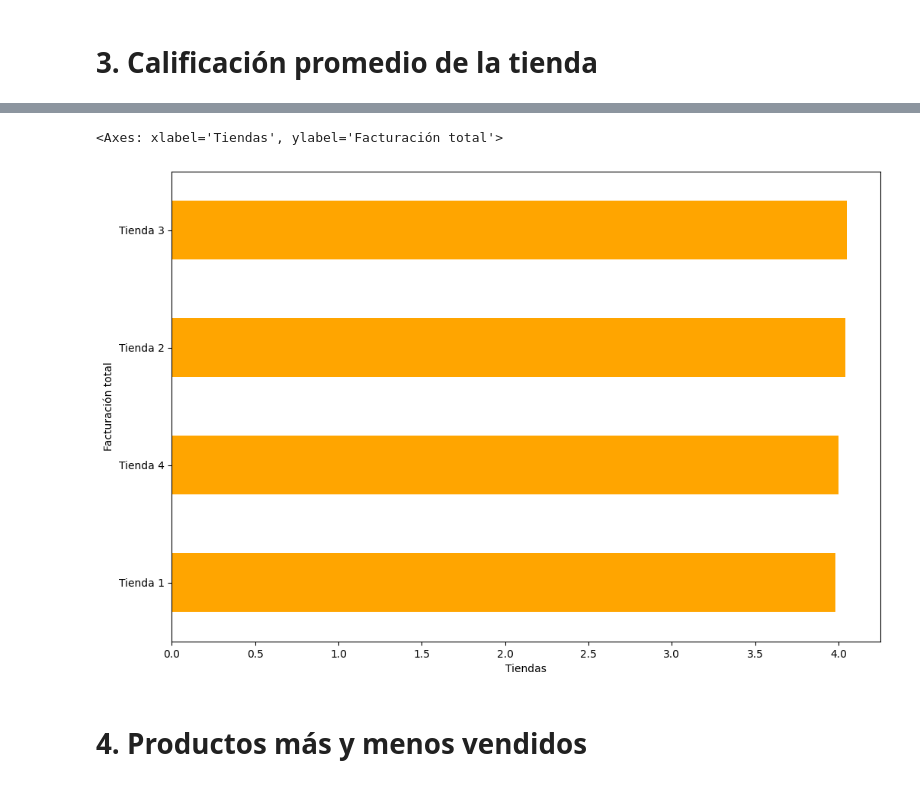
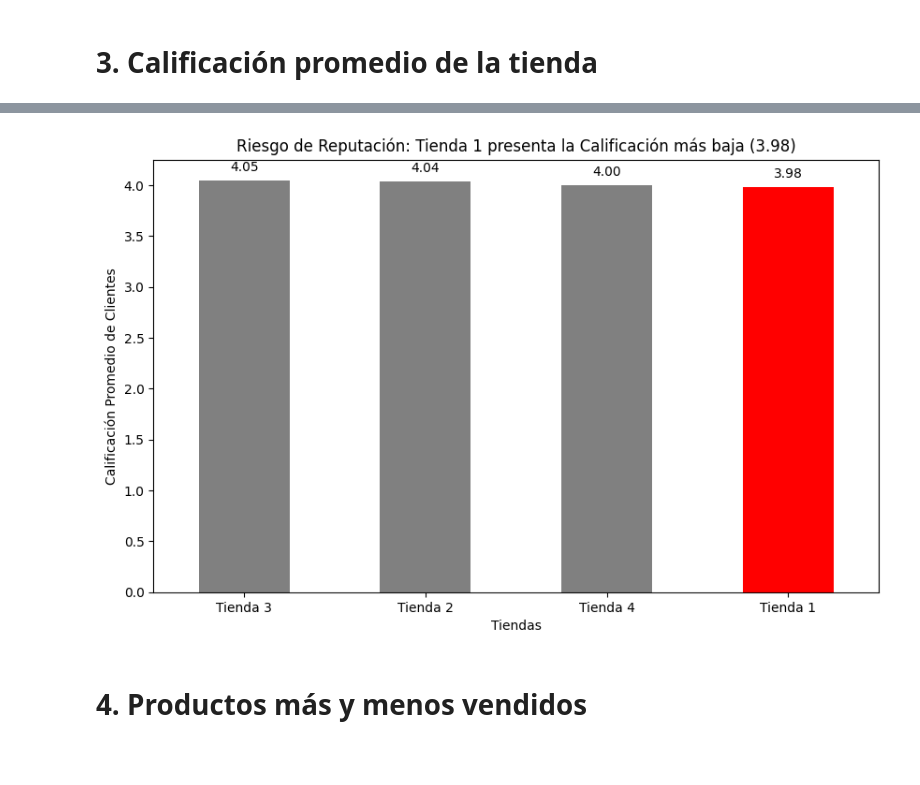
Before and after one commit to DevEnriquegd/ca-alura-store, a Jupyter notebook: AluraStore_JEGD.ipynb, the cells around one changed output, grey strips where cells are left out. Cells and saved outputs as stored; diff of their text form; code cells hidden in the pictures; blank space fills up the shorter version.

```diff
--- a/AluraStore_JEGD.ipynb
+++ b/AluraStore_JEGD.ipynb
@@ -115,16 +101,35 @@ np.float64(4.0)
-# %%
-calificacion_por_tienda = pd.Series({
-    'Tienda 1': calificacion_tienda1,
-    'Tienda 2': calificacion_tienda2,
-    'Tienda 3': calificacion_tienda3,
-    'Tienda 4': calificacion_tienda4
-})
-
-calificacion_por_tienda = calificacion_por_tienda.sort_values(ascending=True)
-
-calificacion_por_tienda.plot(kind='barh', figsize=(12,8), color='orange', xlabel='Tiendas', ylabel='Facturación total')
-# %% [output]
-<Axes: xlabel='Tiendas', ylabel='Facturación total'>
-[figure, removed]
+# %%
+calificacion_promedio_por_tienda = df_consolidado.groupby('ID_Tienda')['Calificación'].mean().round(2)
+
+calificacion_promedio_por_tienda = calificacion_promedio_por_tienda.sort_values(ascending=False)
+
+peor_tienda_calificacion = calificacion_promedio_por_tienda.iloc[-1]
+nombre_peor_tienda = calificacion_promedio_por_tienda.index[-1]
+mejor_tienda_calificacion = calificacion_promedio_por_tienda.iloc[0]
+
+titulo_principal = f"Riesgo de Reputación: {nombre_peor_tienda} presenta la Calificación más baja ({peor_tienda_calificacion})"
+
+colores = ['grey'] * len(calificacion_promedio_por_tienda)
+
+posicion_peor_tienda = calificacion_promedio_por_tienda.index.get_loc(nombre_peor_tienda)
+colores[posicion_peor_tienda] = 'red'
+
+ax = calificacion_promedio_por_tienda.plot(
+    kind='bar',
+    figsize=(10, 6),
+    color=colores,
+    xlabel='Tiendas',
+    ylabel='Calificación Promedio de Clientes',
+    title=titulo_principal
+)
+
+for p in ax.patches:
+    ax.annotate(f'{p.get_height():.2f}', (p.get_x() + p.get_width() / 2., p.get_height()),
+                ha='center', va='bottom', fontsize=10, xytext=(0, 5), textcoords='offset points')
+
+plt.xticks(rotation=0)
+plt.show()
+# %% [output]
+[figure, added]
 # %% [markdown]
 # 4. Productos más y menos vendidos
```
Also changed, not shown: parts of 32 cells of this notebook.
